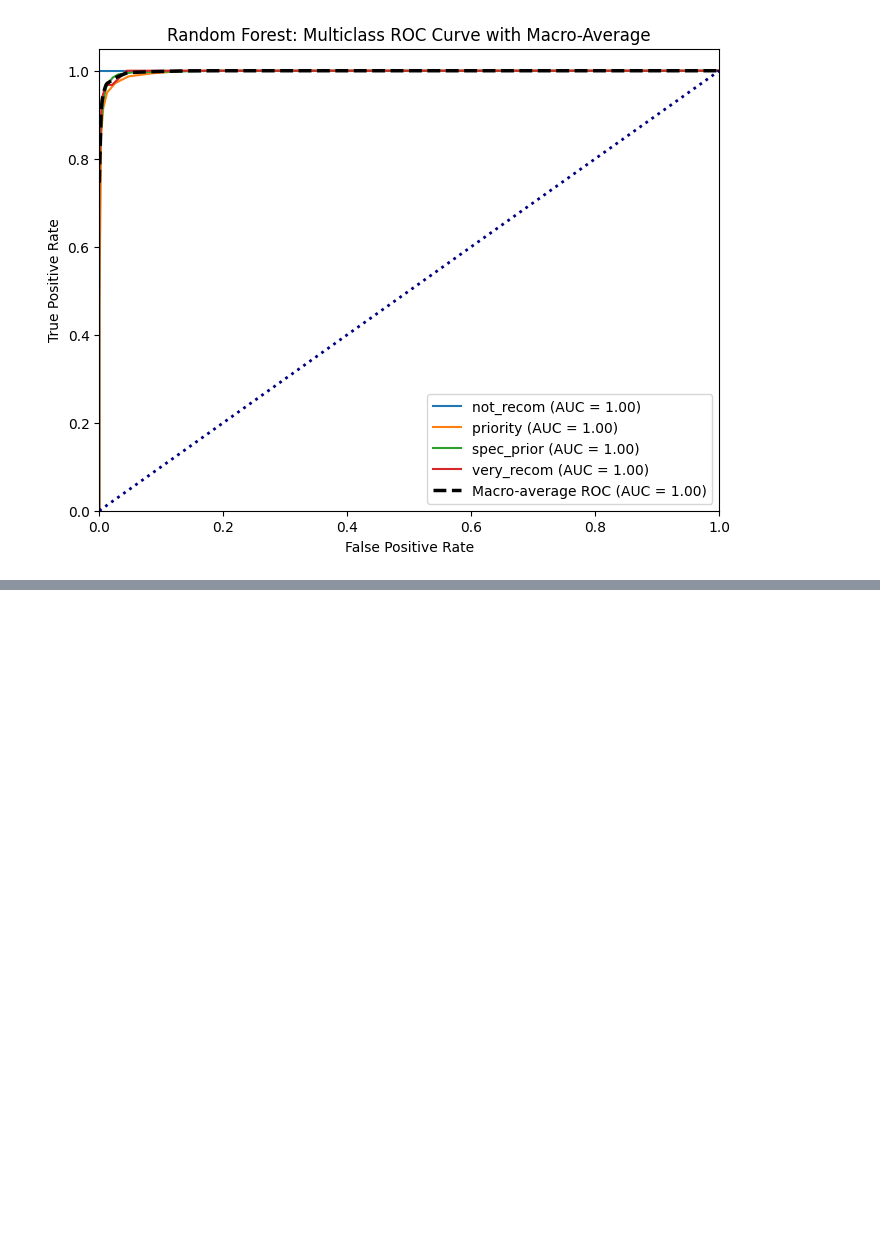
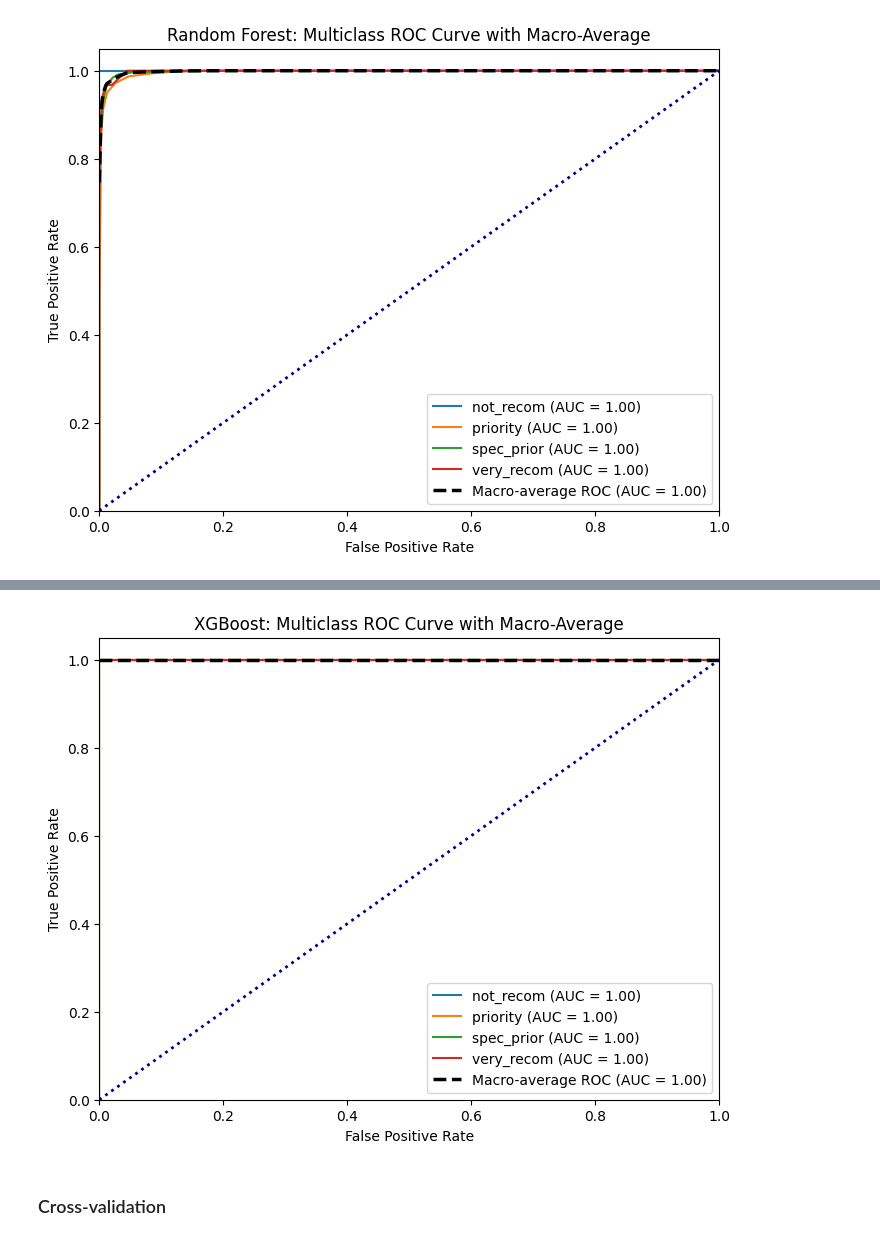
Before and after one commit to rajibulislam1/DataTalksClub, a Jupyter notebook: 2025/Midterm/data.ipynb, the cells around one changed output, grey strips where cells are left out. Saved outputs shown, nothing was run; the diff lists cells and outputs as text; code cells hidden in the pictures; blank space fills up the shorter version.

Commit message:
XGBoost Model

```diff
--- a/2025/Midterm/data.ipynb
+++ b/2025/Midterm/data.ipynb
@@ -375,0 +380,4 @@ plt.show()
+# %%
+features = dv.get_feature_names_out().tolist() # call the method
+dtrain = xgb.DMatrix(X_train, label=y_train, feature_names=features)
+dval = xgb.DMatrix(X_val, label=y_val, feature_names=features)
@@ -375,0 +397,2 @@ plt.show()
+# %%
+model.fit(X_train, y_train)
@@ -375,0 +415,11 @@ plt.show()
+# %%
+# Predict labels
+y_val_pred = model.predict(X_val)
+
+# Classification report
+print(classification_report(y_val, y_val_pred, target_names=classes))
+
+# Predict probabilities for ROC-AUC
+y_val_proba = model.predict_proba(X_val)
+roc_auc = roc_auc_score(y_val, y_val_proba, multi_class='ovr', average='macro')
+print("Macro ROC-AUC score:", roc_auc)
@@ -375,0 +439,40 @@ plt.show()
+# %%
+from sklearn.preprocessing import label_binarize
+
+# Binarize labels
+y_val_bin = label_binarize(y_val, classes=range(len(classes)))
+
+fpr_dict = dict()
+tpr_dict = dict()
+roc_auc_dict = dict()
+
+# Compute ROC per class
+for i, class_name in enumerate(classes):
+    fpr_dict[i], tpr_dict[i], _ = roc_curve(y_val_bin[:, i], y_val_proba[:, i])
+    roc_auc_dict[i] = auc(fpr_dict[i], tpr_dict[i])
+
+# Macro-average
+all_fpr = np.unique(np.concatenate([fpr_dict[i] for i in range(len(classes))]))
+mean_tpr = np.zeros_like(all_fpr)
+for i in range(len(classes)):
+    mean_tpr += np.interp(all_fpr, fpr_dict[i], tpr_dict[i])
+mean_tpr /= len(classes)
+roc_auc_macro = auc(all_fpr, mean_tpr)
+
+# Plot
+plt.figure(figsize=(8,6))
+for i, class_name in enumerate(classes):
+    plt.plot(fpr_dict[i], tpr_dict[i], lw=1.5, label=f'{class_name} (AUC = {roc_auc_dict[i]:.2f})')
+plt.plot(all_fpr, mean_tpr, color='black', lw=2.5, linestyle='--', label=f'Macro-average ROC (AUC = {roc_auc_macro:.2f})')
+plt.plot([0,1], [0,1], color='navy', lw=2, linestyle=':')
+plt.xlim([0.0, 1.0])
+plt.ylim([0.0, 1.05])
+plt.xlabel('False Positive Rate')
+plt.ylabel('True Positive Rate')
+plt.title('XGBoost: Multiclass ROC Curve with Macro-Average')
+plt.legend(loc='lower right')
+plt.show()
+# %% [output]
+[figure, added]
+# %% [markdown]
+### Cross-validation
```
Also changed, not shown: parts of 8 cells of this notebook.
